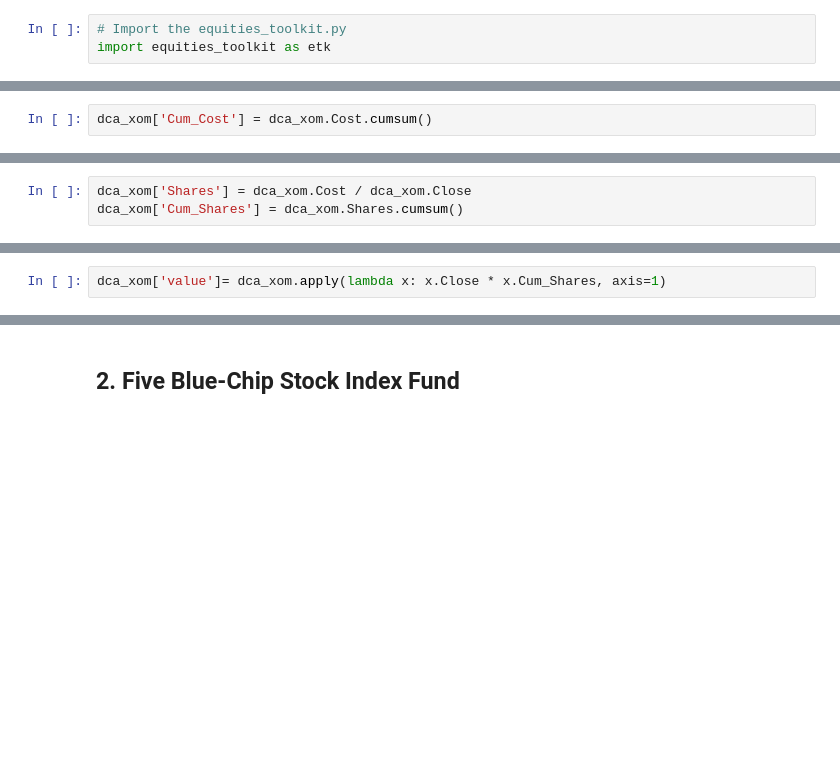
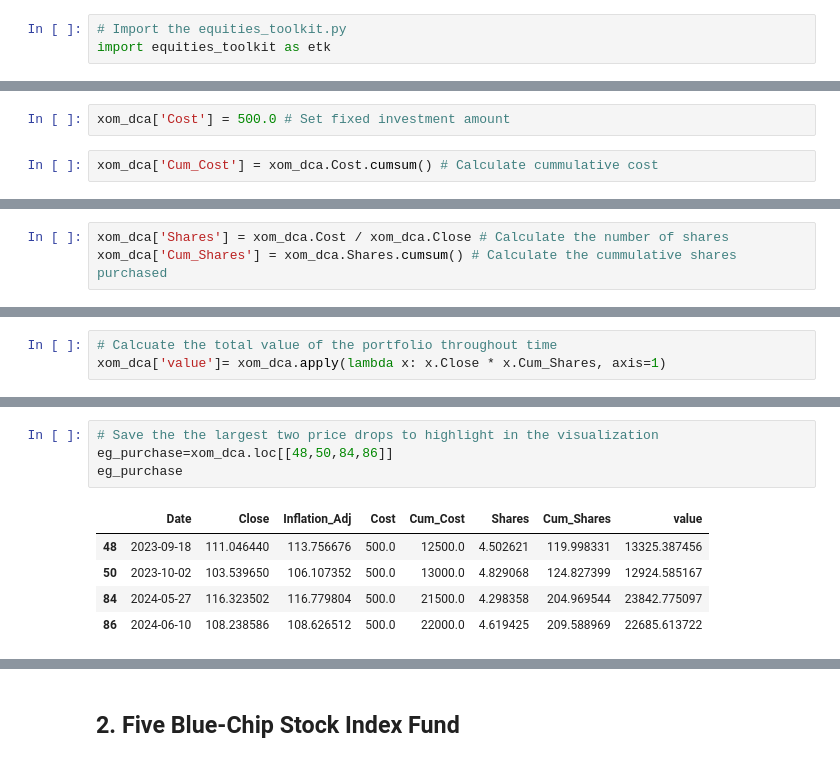
Before and after one commit to dtilley/quantitative_finance_toolkit, a Jupyter notebook: dollar_cost_averaging_with_adaptive_price_drop.ipynb, the cells around one changed output, grey strips where cells are left out. Drawn from its saved outputs; the diff is of its cells as text; blank space fills up the shorter version.

```diff
--- a/dollar_cost_averaging_with_adaptive_price_drop.ipynb
+++ b/dollar_cost_averaging_with_adaptive_price_drop.ipynb
@@ -86,3 +72,5 @@ dca_xom['Cost'] = 500.0  # Amount to invest every 2 weeks
+# %%
+xom_dca['Cost'] = 500.0 # Set fixed investment amount
 # %%
-dca_xom['Cum_Cost'] = dca_xom.Cost.cumsum()
+xom_dca['Cum_Cost'] = xom_dca.Cost.cumsum() # Calculate cummulative cost
 # %%
@@ -97,4 +85,4 @@ dca_xom.head()
 # %%
-dca_xom['Shares'] = dca_xom.Cost / dca_xom.Close
-dca_xom['Cum_Shares'] = dca_xom.Shares.cumsum()
+xom_dca['Shares'] = xom_dca.Cost / xom_dca.Close # Calculate the number of shares
+xom_dca['Cum_Shares'] = xom_dca.Shares.cumsum() # Calculate the cummulative shares purchased
 # %%
@@ -109,3 +97,4 @@ dca_xom.head()
 # %%
-dca_xom['value']= dca_xom.apply(lambda x: x.Close * x.Cum_Shares, axis=1)
+# Calcuate the total value of the portfolio throughout time
+xom_dca['value']= xom_dca.apply(lambda x: x.Close * x.Cum_Shares, axis=1)
 # %%
@@ -198,0 +166,10 @@ eg_purchase
+# %%
+# Save the the largest two price drops to highlight in the visualization
+eg_purchase=xom_dca.loc[[48,50,84,86]]
+eg_purchase
+# %% [output]
+|  | Date | Close | Inflation_Adj | Cost | Cum_Cost | Shares | Cum_Shares | value |
+| 48 | 2023-09-18 | 111.046440 | 113.756676 | 500.0 | 12500.0 | 4.502621 | 119.998331 | 13325.387456 |
+| 50 | 2023-10-02 | 103.539650 | 106.107352 | 500.0 | 13000.0 | 4.829068 | 124.827399 | 12924.585167 |
+| 84 | 2024-05-27 | 116.323502 | 116.779804 | 500.0 | 21500.0 | 4.298358 | 204.969544 | 23842.775097 |
+| 86 | 2024-06-10 | 108.238586 | 108.626512 | 500.0 | 22000.0 | 4.619425 | 209.588969 | 22685.613722 |
```
Also changed, not shown: parts of 54 cells of this notebook, 2 other files.
